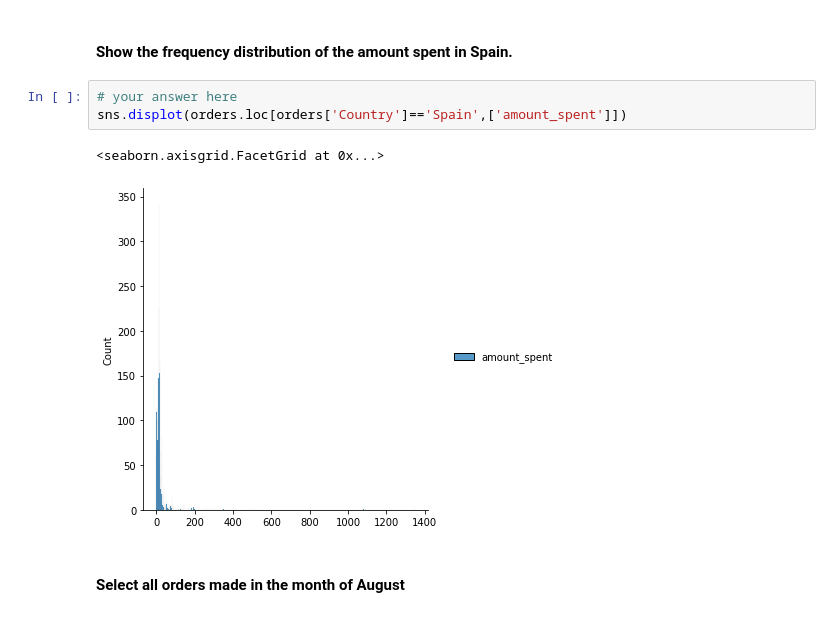
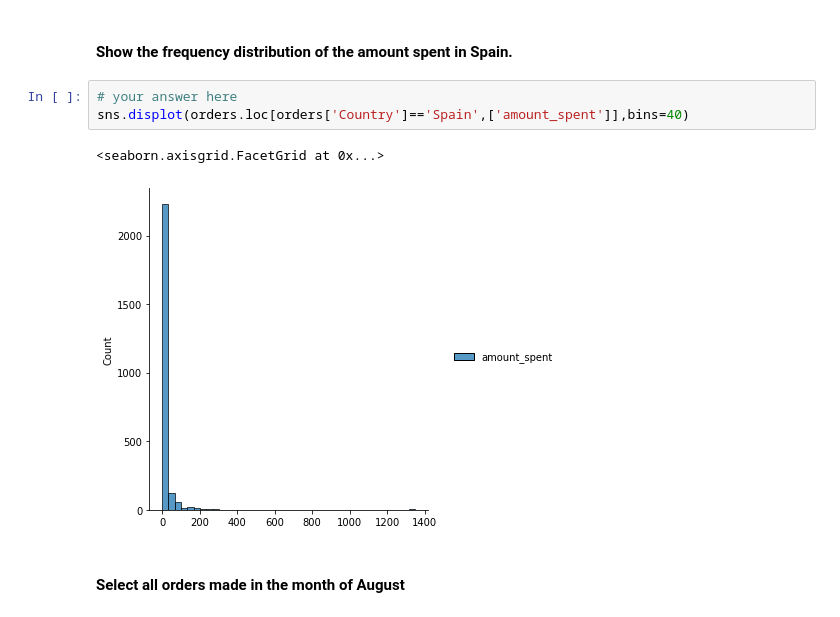
Before and after one commit to ironhack-datalabs/datamad1020, a Jupyter notebook: module-2/lab-subsetting-and-descriptive-stats/your-code/main.ipynb, the cells around one changed output. Saved outputs shown, nothing was run; the diff lists cells and outputs as text.

```diff
--- a/module-2/lab-subsetting-and-descriptive-stats/your-code/main.ipynb
+++ b/module-2/lab-subsetting-and-descriptive-stats/your-code/main.ipynb
@@ -492,10 +492,10 @@ orders.loc[(orders['Description'].str.contains('lunch bag')) & (orders['year']==
 #### Show the frequency distribution of the amount spent in Spain.
 # %%
 # your answer here
-sns.displot(orders.loc[orders['Country']=='Spain',['amount_spent']])
+sns.displot(orders.loc[orders['Country']=='Spain',['amount_spent']],bins=40)
 # %% [output]
 <seaborn.axisgrid.FacetGrid at 0x...>
-[figure, old version]
+[figure, new version]
 # %% [markdown]
 #### Select all orders made in the month of August
 # %%
```
